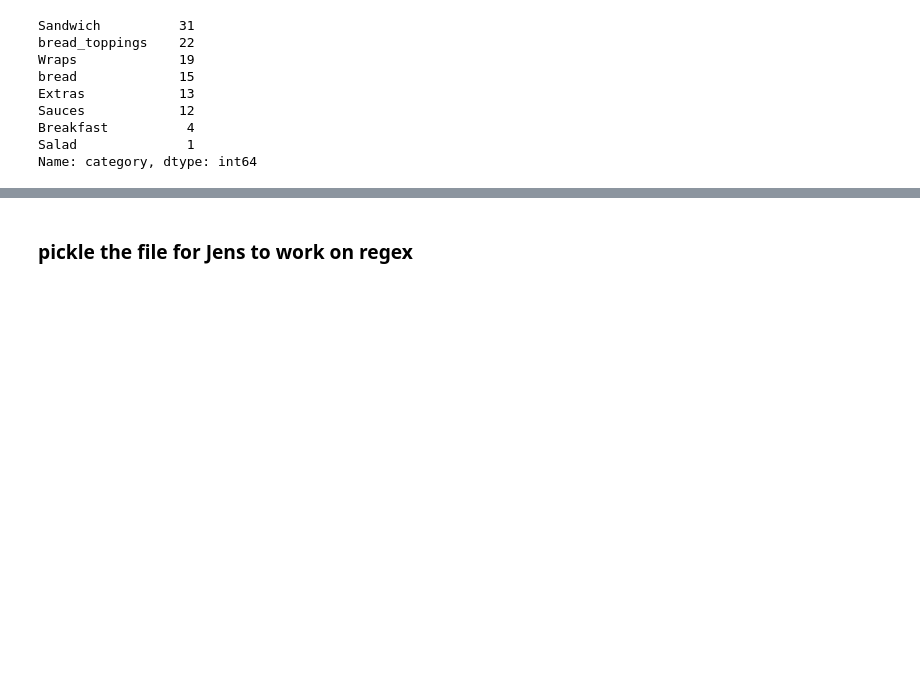
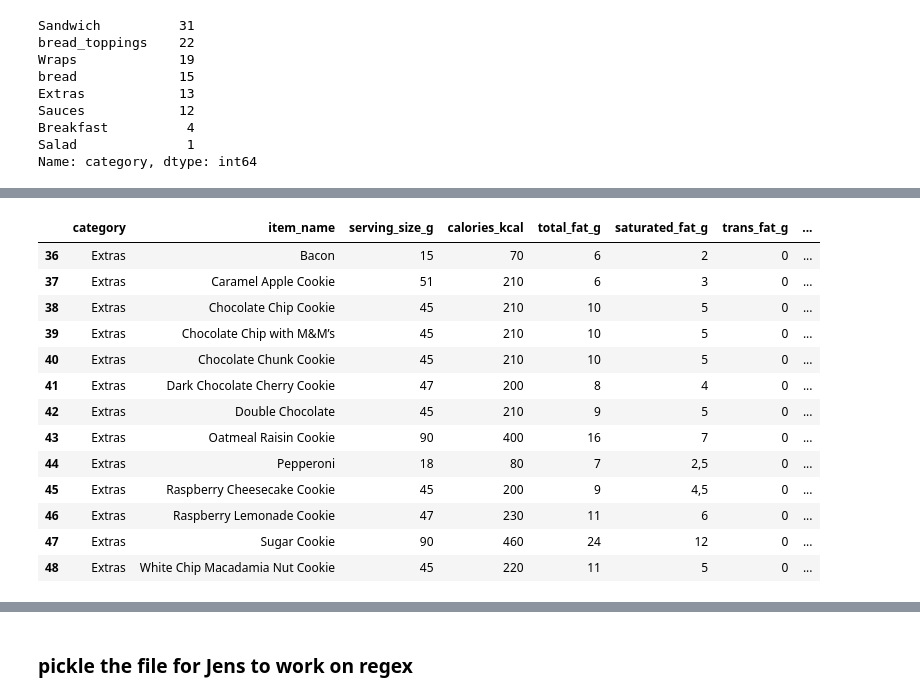
Before and after one commit to Magierteppich/project_fastfood_nutrition, a Jupyter notebook: 02_tian_wip/01_data_cleaning.ipynb, the cells around one changed output, grey strips where cells are left out. Cells and saved outputs as stored; diff of their text form; code cells hidden in the pictures; blank space fills up the shorter version.

```diff
--- a/02_tian_wip/01_data_cleaning.ipynb
+++ b/02_tian_wip/01_data_cleaning.ipynb
@@ -275,0 +488,22 @@ Name: category, dtype: int64
+# %%
+subway = subway.drop_duplicates(['item_name', 'serving_size_g', 'calories_kcal',
+                                'total_fat_g', 'saturated_fat_g', 'trans_fat_g', 'cholesterol_mg',
+                                   'sodium_mg', 'carbohydrates_g', 'dietary_fiber_g', 'sugars_g',
+                                   'protein_g'])
+# %%
+subway.loc[subway["category"] == "Extras"]
+# %% [output]
+|  | category | item_name | serving_size_g | calories_kcal | total_fat_g | saturated_fat_g | trans_fat_g | ... |
+| 36 | Extras | Bacon | 15 | 70 | 6 | 2 | 0 | ... |
+| 37 | Extras | Caramel Apple Cookie | 51 | 210 | 6 | 3 | 0 | ... |
+| 38 | Extras | Chocolate Chip Cookie | 45 | 210 | 10 | 5 | 0 | ... |
+| 39 | Extras | Chocolate Chip with M&M’s | 45 | 210 | 10 | 5 | 0 | ... |
+| 40 | Extras | Chocolate Chunk Cookie | 45 | 210 | 10 | 5 | 0 | ... |
+| 41 | Extras | Dark Chocolate Cherry Cookie | 47 | 200 | 8 | 4 | 0 | ... |
+| 42 | Extras | Double Chocolate | 45 | 210 | 9 | 5 | 0 | ... |
+| 43 | Extras | Oatmeal Raisin Cookie | 90 | 400 | 16 | 7 | 0 | ... |
+| 44 | Extras | Pepperoni | 18 | 80 | 7 | 2,5 | 0 | ... |
+| 45 | Extras | Raspberry Cheesecake Cookie | 45 | 200 | 9 | 4,5 | 0 | ... |
+| 46 | Extras | Raspberry Lemonade Cookie | 47 | 230 | 11 | 6 | 0 | ... |
+| 47 | Extras | Sugar Cookie | 90 | 460 | 24 | 12 | 0 | ... |
+| 48 | Extras | White Chip Macadamia Nut Cookie | 45 | 220 | 11 | 5 | 0 | ... |
```
Also changed, not shown: parts of 74 cells of this notebook, 7 other files.
